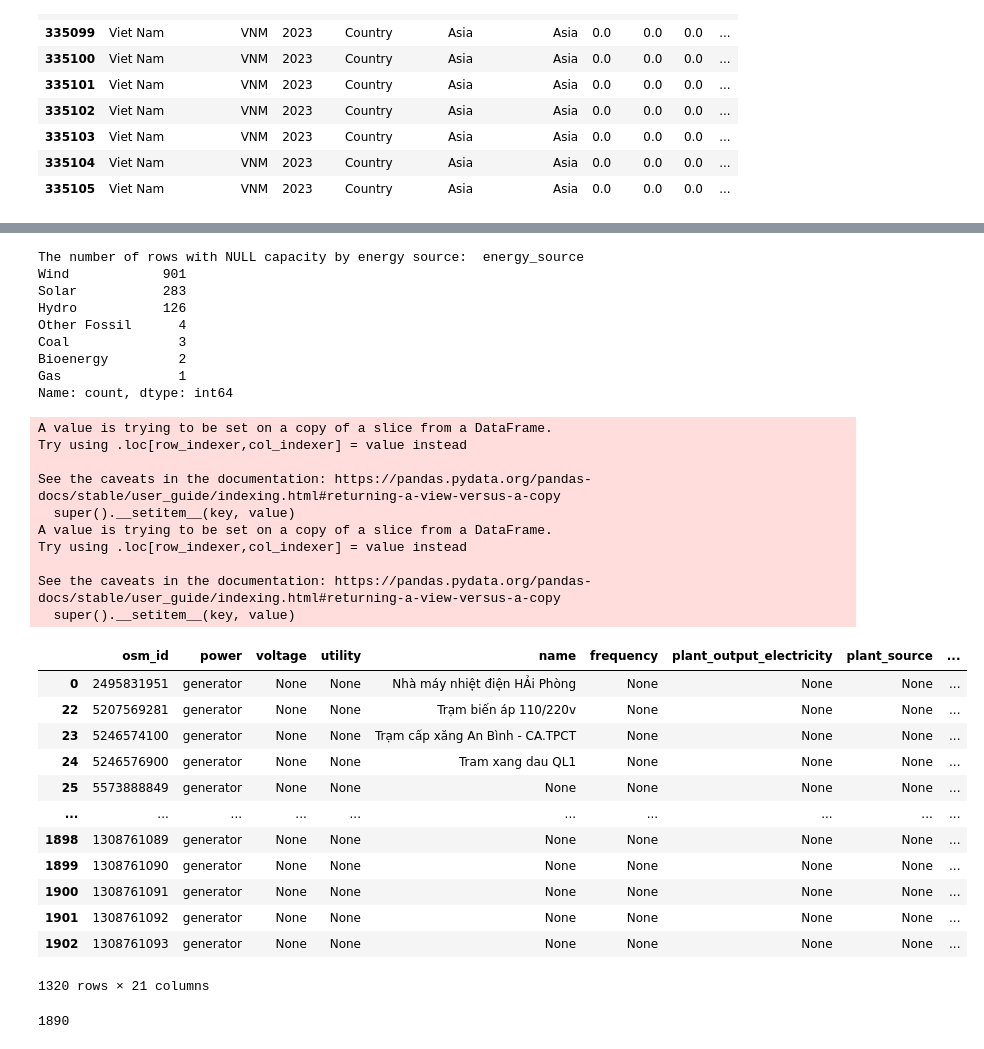
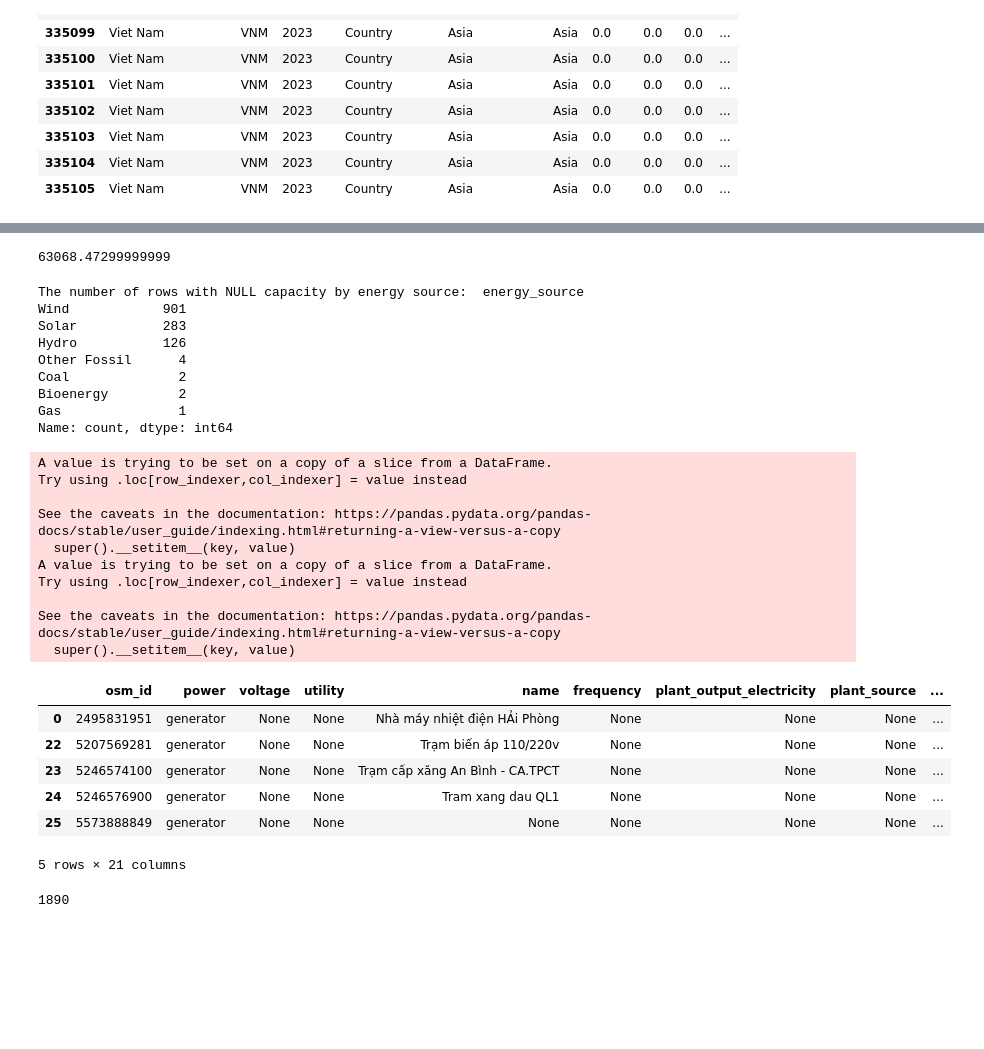
Before and after one commit to Mengqi-Ye/PowerFlowCascade, a Jupyter notebook: notebooks/2_electricity_generation_distribution.ipynb, the cells around one changed output, grey strips where cells are left out. Cells and saved outputs as stored; diff of their text form; code cells hidden in the pictures; blank space fills up the shorter version.

```diff
--- a/notebooks/2_electricity_generation_distribution.ipynb
+++ b/notebooks/2_electricity_generation_distribution.ipynb
@@ -15,6 +15,6 @@ import seaborn as sns
 # %%
 gens_gdf = gpd.read_file('../data/osm/plant.gpkg')
-nodes_gdf = gpd.read_file('../outputs/table_nodes_500m.gpkg')
+nodes_gdf = gpd.read_file('../outputs/table_nodes_200m_update_remove_disconnected.gpkg')
 
 # Import installed capacity of genertors with different energy sources in 2023
 # Unit of installed_capacity: GW
@@ -25,7 +25,7 @@ installed_capacity_df = df[
     (df["Category"] == "Capacity") &
     (df["Subcategory"] == "Fuel")
 ]
-installed_capacity_df['Value'] = installed_capacity_df['Value'].fillna(0)
+installed_capacity_df['Value'] = installed_capacity_df['Value'].fillna(0) * 1000 # convert the unit from GW to MW
 
 # Import electricity generation of genertors with different energy sources in 2023
 # Unit of electricity_generation: TWh
@@ -36,7 +36,7 @@ electricity_generation_df = df[
     (df["Subcategory"] == "Fuel") &
     (df["Unit"] == "TWh")
 ]
-electricity_generation_df['Value_GWh'] = electricity_generation_df['Value'] * 1000
+electricity_generation_df['Value'] = electricity_generation_df['Value'] * 1000 # convert the unit from TWh to GWh
 # %% [output]
 A value is trying to be set on a copy of a slice from a DataFrame.
 Try using .loc[row_indexer,col_indexer] = value instead
@@ -60,9 +72,9 @@ installed_capacity = []
 for i, row in gens_gdf.iterrows():
     try:
         if pd.notnull(row["plant_output_electricity"]):
-            installed_capacity.append(convert_to_gw(row["plant_output_electricity"]))
+            installed_capacity.append(convert_to_mw(row["plant_output_electricity"]))
         elif pd.notnull(row["generator_output_electricity"]):
-            installed_capacity.append(convert_to_gw(row["generator_output_electricity"]))
+            installed_capacity.append(convert_to_mw(row["generator_output_electricity"]))
         else:
             installed_capacity.append(None)
     except ValueError as e:
@@ -208,21 +213,23 @@ gens_gdf["energy_source"] = gens_gdf["energy_source"].map(energy_source_mapping)
 # %%
 # Split the GeoDataFrame based on 'energy_source' and 'installed_capacity'
 filtered_gdf = gens_gdf.dropna(subset=["energy_source"])
+filtered_out_gdf = gens_gdf[~gens_gdf.index.isin(filtered_gdf.index)]
 
 # Further split based on 'installed_capacity' being not null or null
 gdf_1 = filtered_gdf[filtered_gdf["installed_capacity"].notnull()]
 gdf_2 = filtered_gdf[filtered_gdf["installed_capacity"].isnull()]
 
 # Calculate the total installed_capacity in gdf_1 grouped by energy_source
-exisiting_capacity = gdf_1.groupby("energy_source")["installed_capacity"].sum()
+existing_capacity = gdf_1.groupby("energy_source")["installed_capacity"].sum()
 
 # Output the results
 print("Number of original plants/generators: ", len(gens_gdf))
 print("Number of plants/generators with energy source: ", len(filtered_gdf))
+print(f"Number of rows filtered out: {len(filtered_out_gdf)}")
+print("---------------")
 
 print(f"GeoDataFrame 1 (not null energy_source and installed_capacity): {len(gdf_1)} rows")
 print(f"GeoDataFrame 2 (not null energy_source but null installed_capacity): {len(gdf_2)} rows")
-print(gdf_1_grouped)
 # %% [output]
 Number of original plants/generators:  1903
 Number of plants/generators with energy source:  1890
@@ -317,8 +318,8 @@ Name: installed_capacity, dtype: float64
 remaining_capacity = {}
 for _, row in installed_capacity_df.iterrows():
     category = row["Variable"]
-    if category in exisiting_capacity:
-        remaining_capacity[category] = row['Value'] - exisiting_capacity[category]
+    if category in existing_capacity:
+        remaining_capacity[category] = row['Value'] - existing_capacity[category]
     else:
         remaining_capacity[category] = row['Value']
 
@@ -347,3 +336,7 @@ Name: count, dtype: int64
+# %%
+sum(gdf_1['installed_capacity'])
+# %% [output]
+63068.47299999999
 # %%
 # Allocate the remaining capacity equally to gdf_2
 # Calculate the number of rows for each energy_source in gdf_2
@@ -357,42 +350,36 @@ gdf_2["installed_capacity"] = gdf_2["energy_source"].map(remaining_capacity) / g
 gdf_2["installed_capacity"] = gdf_2["installed_capacity"].fillna(0)
 
 # Set installed_capacity to 0 if the corresponding remaining_capacity is less than 0
 gdf_2["installed_capacity"] = gdf_2["installed_capacity"].where(gdf_2["energy_source"].map(remaining_capacity) >= 0, 0)
 
-gdf_2
+gdf_2.head()
 # %% [output]
 The number of rows with NULL capacity by energy source:  energy_source
 Wind            901
 Solar           283
 Hydro           126
 Other Fossil      4
-Coal              3
+Coal              2
 Bioenergy         2
 Gas               1
 Name: count, dtype: int64
 A value is trying to be set on a copy of a slice from a DataFrame.
 Try using .loc[row_indexer,col_indexer] = value instead
 
 See the caveats in the documentation: https://pandas.pydata.org/pandas-docs/stable/user_guide/indexing.html#returning-a-view-versus-a-copy
   super().__setitem__(key, value)
 A value is trying to be set on a copy of a slice from a DataFrame.
 Try using .loc[row_indexer,col_indexer] = value instead
 
 See the caveats in the documentation: https://pandas.pydata.org/pandas-docs/stable/user_guide/indexing.html#returning-a-view-versus-a-copy
   super().__setitem__(key, value)
 |  | osm_id | power | voltage | utility | name | frequency | plant_output_electricity | plant_source | ... |
 | 0 | 2495831951 | generator | None | None | Nhà máy nhiệt điện HẢi Phòng | None | None | None | ... |
 | 22 | 5207569281 | generator | None | None | Trạm biến áp 110/220v | None | None | None | ... |
 | 23 | 5246574100 | generator | None | None | Trạm cấp xăng An Bình - CA.TPCT | None | None | None | ... |
 | 24 | 5246576900 | generator | None | None | Tram xang dau QL1 | None | None | None | ... |
 | 25 | 5573888849 | generator | None | None | None | None | None | None | ... |
-| ... | ... | ... | ... | ... | ... | ... | ... | ... | ... |
-| 1898 | 1308761089 | generator | None | None | None | None | None | None | ... |
-| 1899 | 1308761090 | generator | None | None | None | None | None | None | ... |
-| 1900 | 1308761091 | generator | None | None | None | None | None | None | ... |
-| 1901 | 1308761092 | generator | None | None | None | None | None | None | ... |
-| 1902 | 1308761093 | generator | None | None | None | None | None | None | ... |
-1320 rows × 21 columns
+5 rows × 21 columns
 # %%
 gens_gdf_update = pd.concat([gdf_1, gdf_2], ignore_index=True)
 # %%
```
Also changed, not shown: parts of 24 cells of this notebook, 55 other files.
